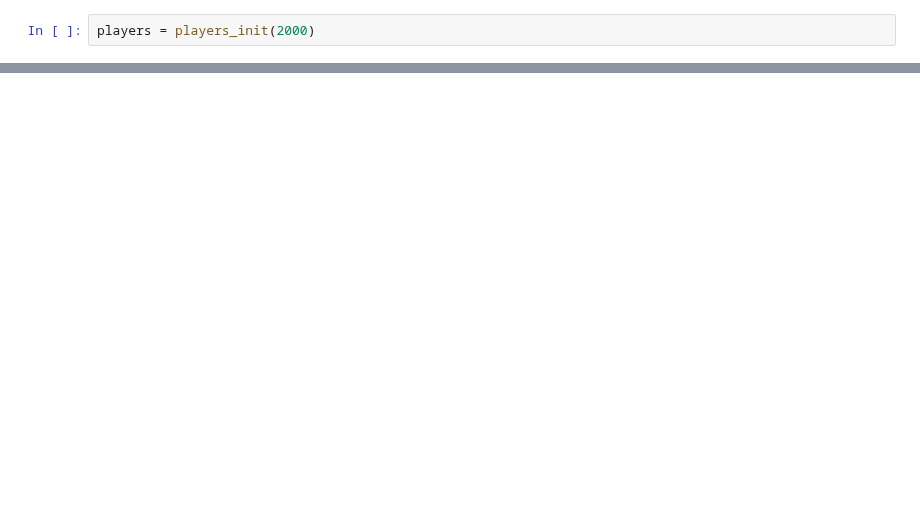
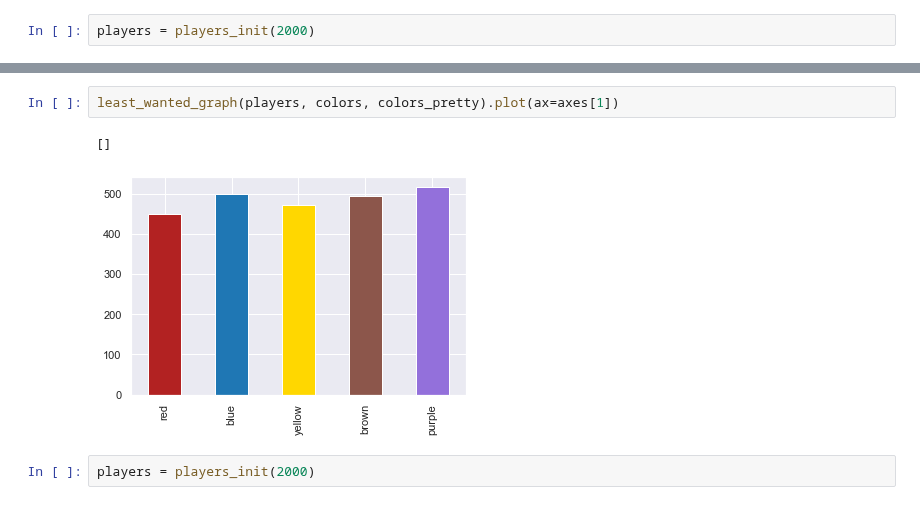
Before and after one commit to charzho/fiveflushes, a Jupyter notebook: five_flushes.ipynb, the cells around one changed output, grey strips where cells are left out. Saved outputs shown, nothing was run; the diff lists cells and outputs as text; blank space fills up the shorter version.

```diff
--- a/five_flushes.ipynb
+++ b/five_flushes.ipynb
@@ -59,0 +63,7 @@ least_df.sum().plot.bar(title='Least Wanted Color',color=colors_pretty)
+# %%
+least_wanted_graph(players, colors, colors_pretty).plot(ax=axes[1])
+# %% [output]
+[]
+[figure, added]
+# %%
+players = players_init(2000)
```
Also changed, not shown: parts of 13 cells of this notebook.
